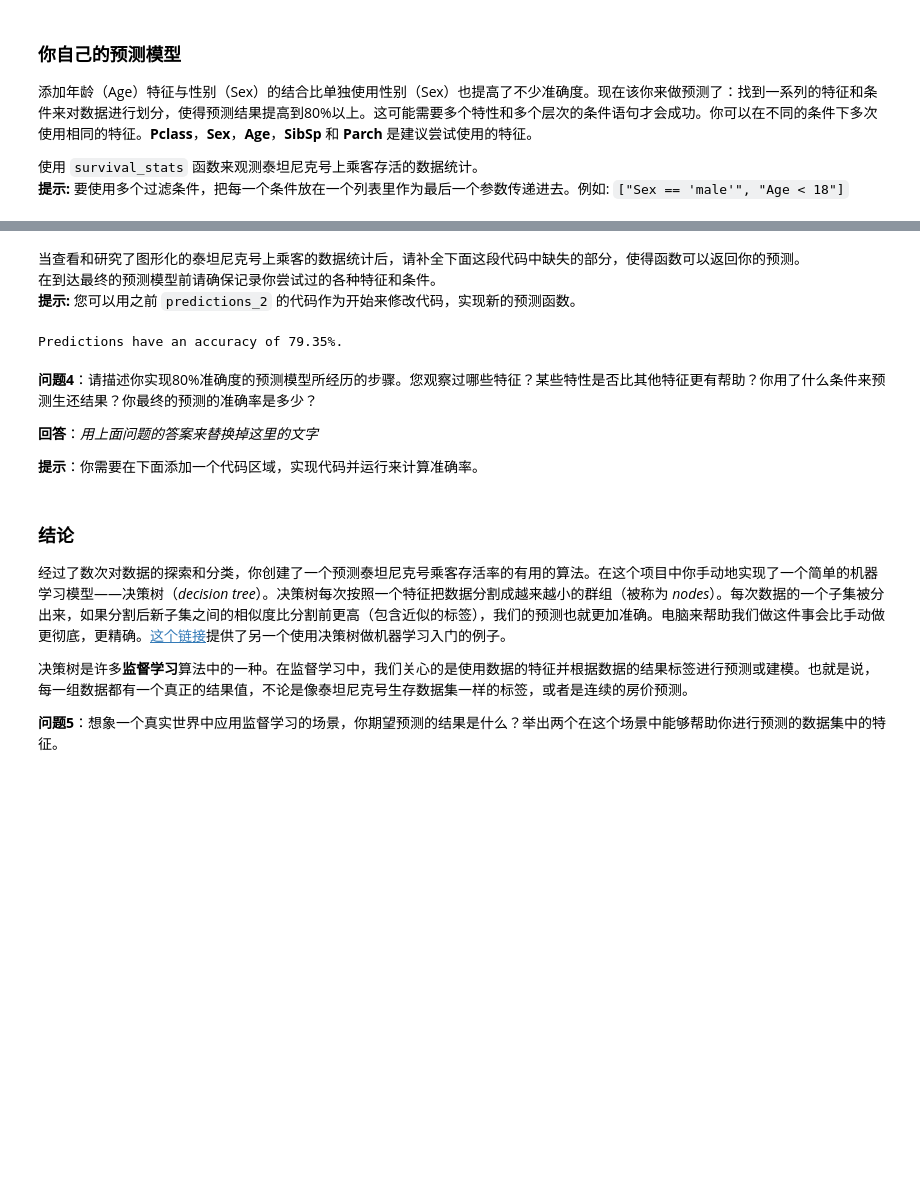
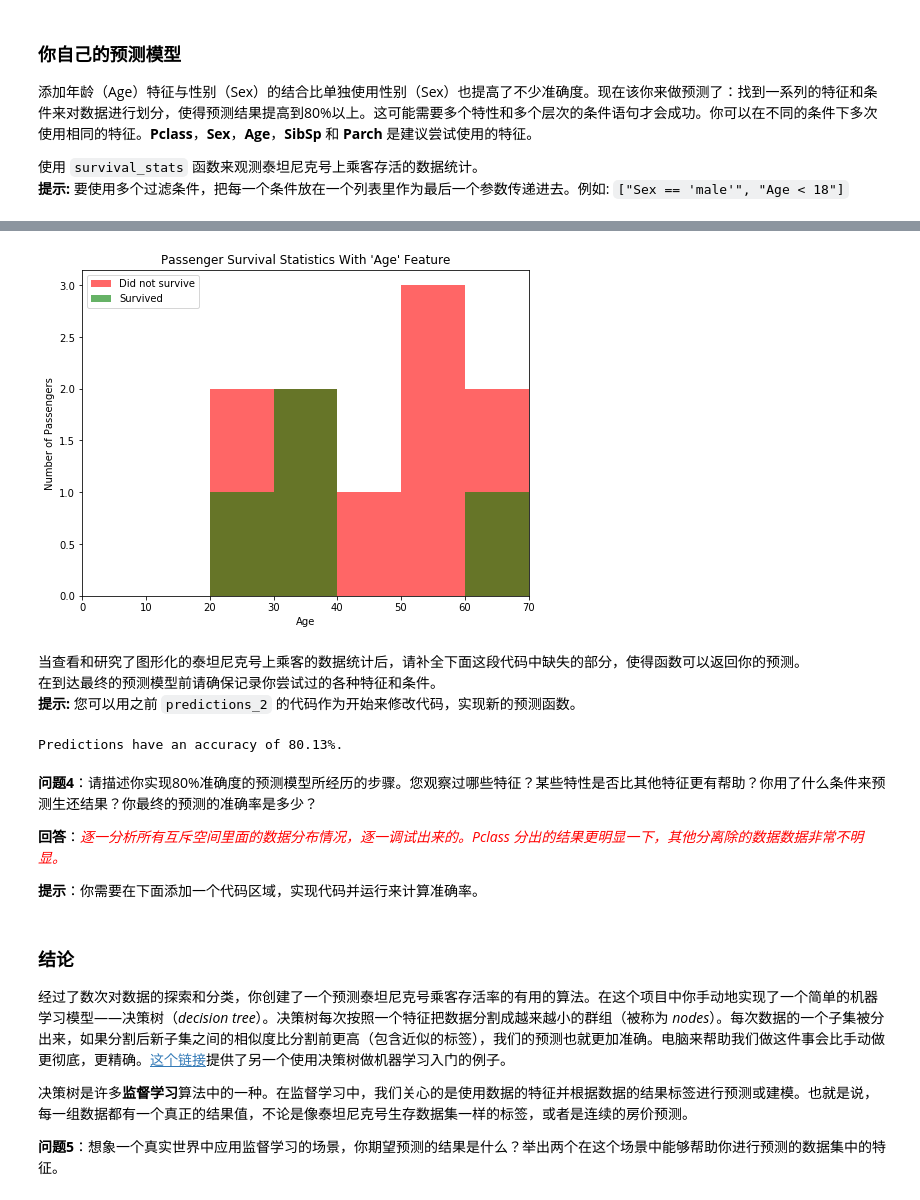
Before and after one commit to suuuch/udacity_ml, a Jupyter notebook: titanic_survival_exploration.ipynb, the cells around one changed output, grey strips where cells are left out. Saved outputs shown, nothing was run; the diff lists cells and outputs as text; code cells hidden in the pictures; blank space fills up the shorter version.

```diff
--- a/titanic_survival_exploration.ipynb
+++ b/titanic_survival_exploration.ipynb
@@ -248,3 +236,7 @@ survival_stats(data, outcomes, 'Parch', ["Sex == 'male'","Age < 18","Pclass == 3
+# %%
+survival_stats(data, outcomes, 'Age', ["Sex == 'male'","Age > 10","Parch == 1","SibSp < 2","Pclass == 1"] )
+# %% [output]
+[figure, added]
 # %% [markdown]
 当查看和研究了图形化的泰坦尼克号上乘客的数据统计后，请补全下面这段代码中缺失的部分，使得函数可以返回你的预测。
 在到达最终的预测模型前请确保记录你尝试过的各种特征和条件。
@@ -259,15 +251,22 @@ def predictions_3(data):
         # TODO 3
         # 移除下方的 'pass' 声明
         # 输入你自己的预测条件
-        if passenger['Sex'] == 'female' and passenger['Pclass'] < 3:
-            predictions.append(1)
-        elif passenger['Sex'] == 'male' and passenger['Age'] < 10 :
-            predictions.append(1)
-        elif passenger['Sex'] == 'male' and 10 < passenger['Age'] < 18 and passenger['Pclass'] < 3 :
-            predictions.append(1)
+
+        if passenger['Sex'] == 'male':
+            if passenger['Pclass'] == 1 and passenger['Age'] <= 40:
+                predictions.append(1)
+            elif passenger['Age'] <= 10:
+                predictions.append(1)
+            else:
+                predictions.append(0)
+
         else:
-            predictions.append(0)
-
+            if passenger['Pclass'] == 1 and passenger['Age'] < 10:
+                predictions.append(0)
+            elif passenger['Pclass'] == 3 and passenger['Age'] > 40 and passenger['Age'] < 60:
+                predictions.append(0)
+            else:
+                predictions.append(1)
 
 
     # 返回预测结果
@@ -277,11 +276,11 @@ def predictions_3(data):
 predictions = predictions_3(data)
 print accuracy_score(outcomes, predictions)
 # %% [output]
-Predictions have an accuracy of 79.35%.
+Predictions have an accuracy of 80.13%.
 # %% [markdown]
 **问题4**：请描述你实现80%准确度的预测模型所经历的步骤。您观察过哪些特征？某些特性是否比其他特征更有帮助？你用了什么条件来预测生还结果？你最终的预测的准确率是多少？
 
-**回答**：*用上面问题的答案来替换掉这里的文字*
+**回答**：<font color = 'red'>*逐一分析所有互斥空间里面的数据分布情况，逐一调试出来的。Pclass 分出的结果更明显一下，其他分离除的数据数据非常不明显。*</font>
 
 **提示**：你需要在下面添加一个代码区域，实现代码并运行来计算准确率。
 # %% [markdown]
```
Also changed, not shown: parts of 3 cells of this notebook, 4 other files.
